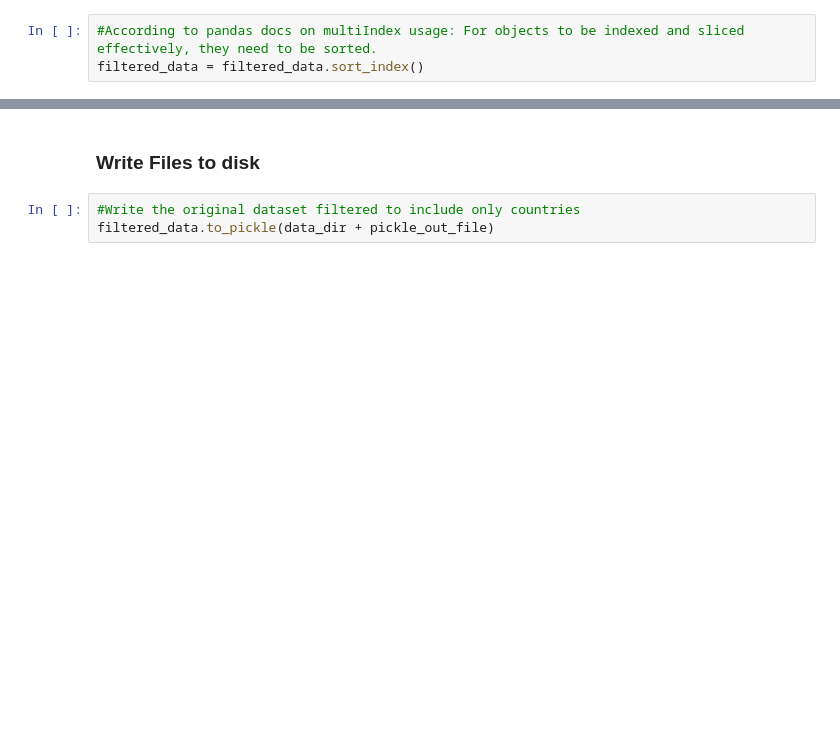
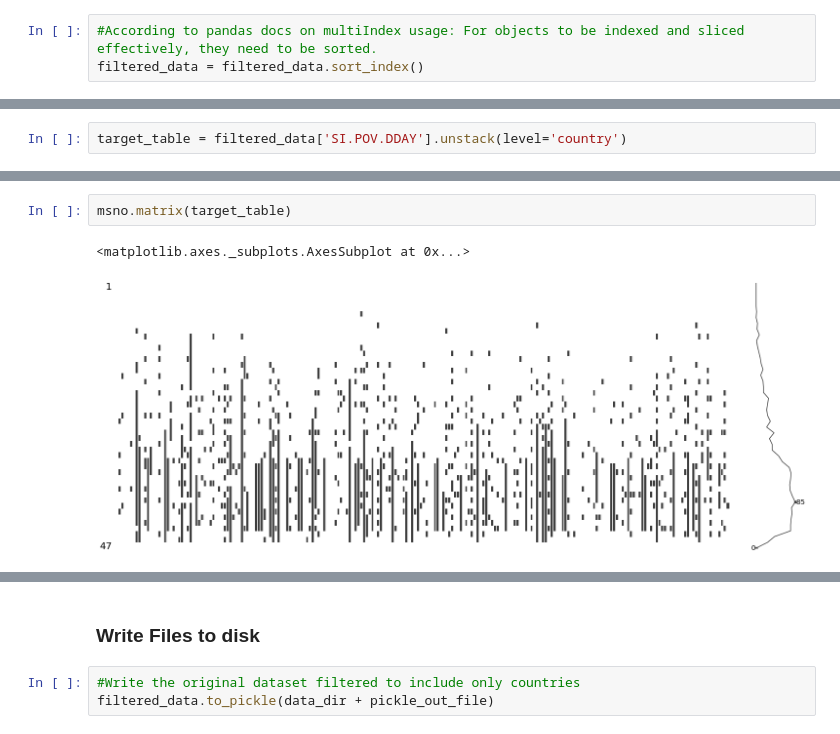
Before and after one commit to FergusOBoyle/sustainable-dev-goals-forecasting, a Jupyter notebook: notebooks/clean_input_streams.ipynb, the cells around one changed output, grey strips where cells are left out. Saved outputs shown, nothing was run; the diff lists cells and outputs as text; blank space fills up the shorter version.

```diff
--- a/notebooks/clean_input_streams.ipynb
+++ b/notebooks/clean_input_streams.ipynb
@@ -164,0 +177,2 @@ filtered_data = filtered_data.sort_index()
+# %%
+target_table = filtered_data['SI.POV.DDAY'].unstack(level='country')
@@ -164,0 +183,5 @@ filtered_data = filtered_data.sort_index()
+# %%
+msno.matrix(target_table)
+# %% [output]
+<matplotlib.axes._subplots.AxesSubplot at 0x...>
+[figure, added]
```
Also changed, not shown: parts of 39 cells of this notebook.
